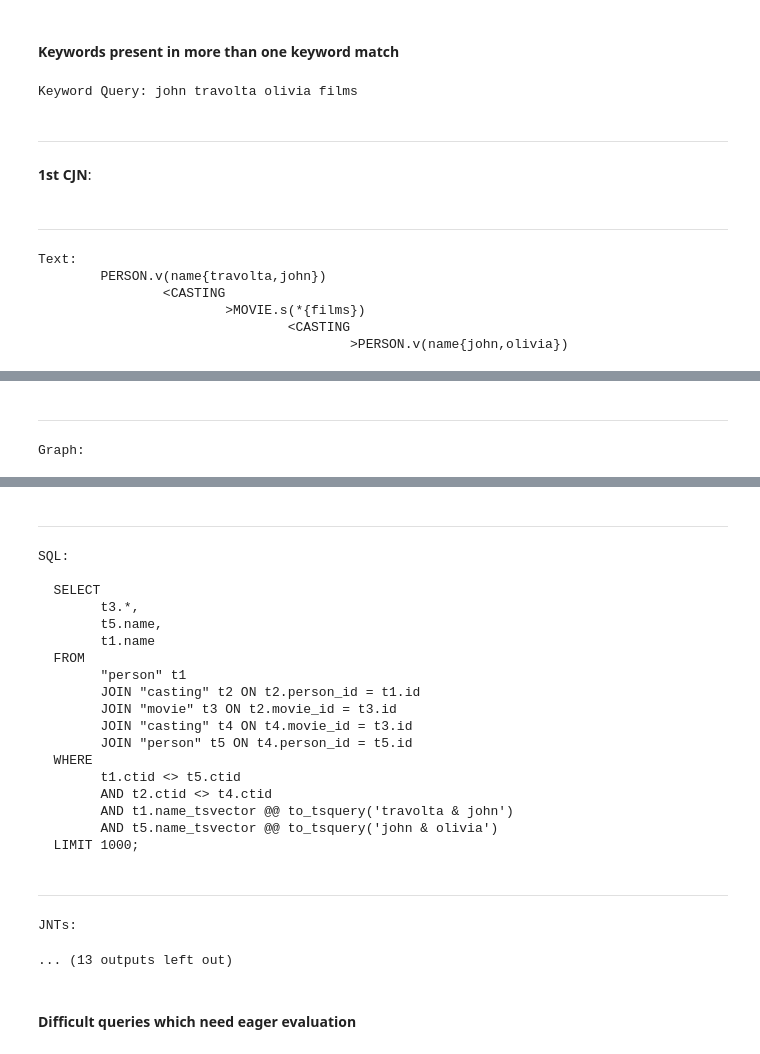
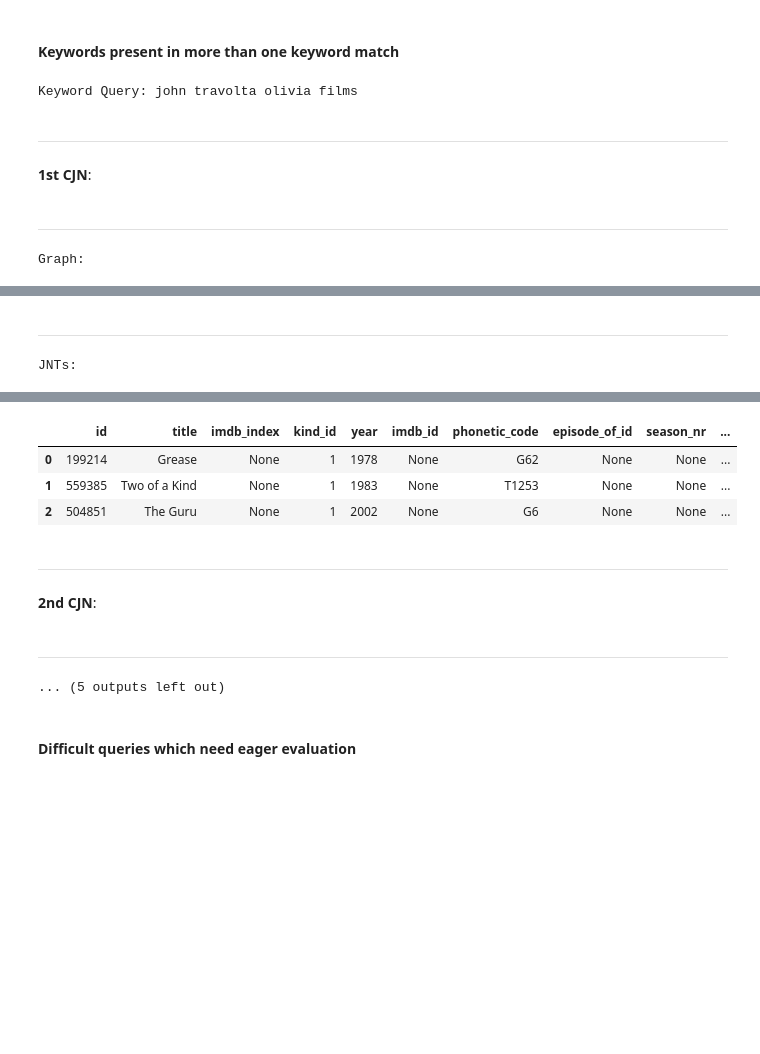
Before and after one commit to pr3martins/PyLatheDB, a Jupyter notebook: demo/PyLatheDB_DEMO.ipynb, the cells around one changed output, grey strips where cells are left out. Drawn from its saved outputs; the diff is of its cells as text; code cells hidden in the pictures; blank space fills up the shorter version.

```diff
--- a/demo/PyLatheDB_DEMO.ipynb
+++ b/demo/PyLatheDB_DEMO.ipynb
@@ -283,15 +336,10 @@ MOVIE.v(title{roberts,julia})
 #### Keywords present in more than one keyword match
 # %%
 results = lathe.keyword_search('john travolta olivia films')
-results.cjns()
+results.cjns(text=False,sql=False)
 # %% [output]
 Keyword Query: john travolta olivia films
 ---
 **1st CJN**:
 ---
-Text:
-        PERSON.v(name{travolta,john})
-                <CASTING
-                        >MOVIE.s(*{films})
-                                <CASTING
-                                        >PERSON.v(name{john,olivia})
+Graph:
@@ -298,2 +347,2 @@ Text:
 ---
-Graph:
+JNTs:
@@ -301,25 +349,11 @@ Graph:
+|  | id | title | imdb_index | kind_id | year | imdb_id | phonetic_code | episode_of_id | season_nr | ... |
+| 0 | 199214 | Grease | None | 1 | 1978 | None | G62 | None | None | ... |
+| 1 | 559385 | Two of a Kind | None | 1 | 1983 | None | T1253 | None | None | ... |
+| 2 | 504851 | The Guru | None | 1 | 2002 | None | G6 | None | None | ... |
 ---
+**2nd CJN**:
+---
-SQL:
-
-  SELECT
-        t3.*,
-        t5.name,
-        t1.name
-  FROM
-        "person" t1
-        JOIN "casting" t2 ON t2.person_id = t1.id
-        JOIN "movie" t3 ON t2.movie_id = t3.id
-        JOIN "casting" t4 ON t4.movie_id = t3.id
-        JOIN "person" t5 ON t4.person_id = t5.id
-  WHERE
-        t1.ctid <> t5.ctid
-        AND t2.ctid <> t4.ctid
-        AND t1.name_tsvector @@ to_tsquery('travolta & john')
-        AND t5.name_tsvector @@ to_tsquery('john & olivia')
-  LIMIT 1000;
+... (5 outputs left out)
----
-JNTs:
-... (13 outputs left out)
 # %% [markdown]
 #### Difficult queries which need eager evaluation
 # %%
```
Also changed, not shown: parts of 23 cells of this notebook.
